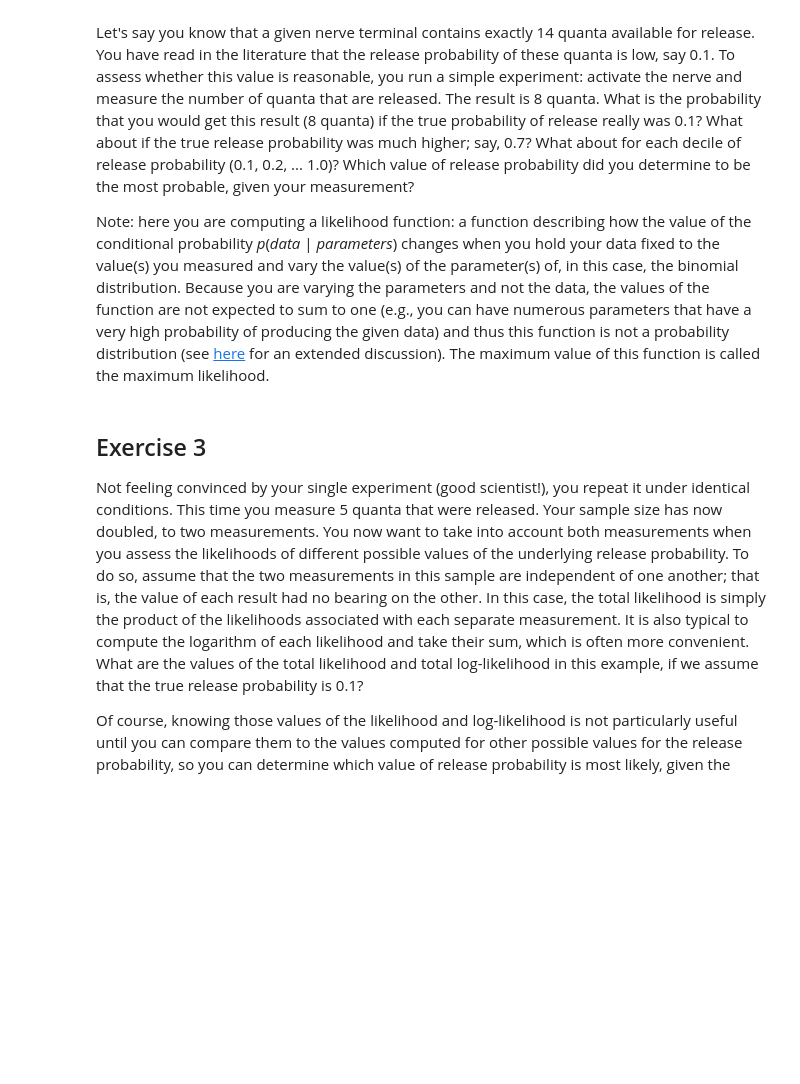
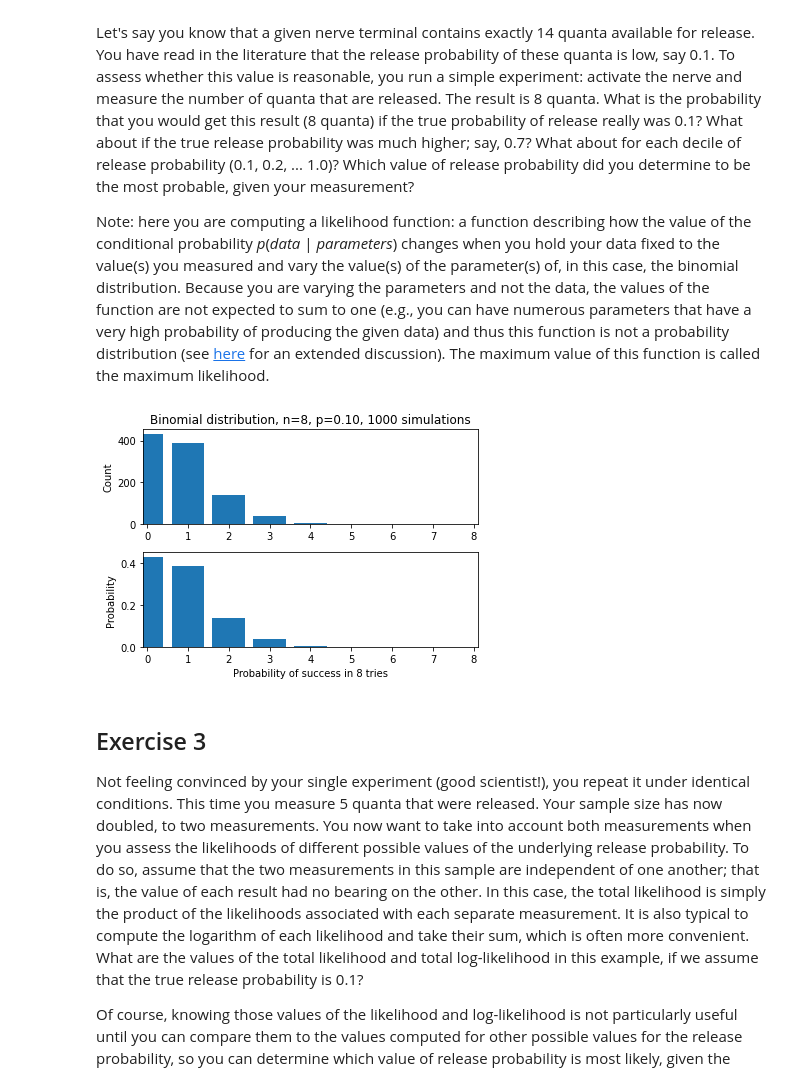
Before and after one commit to marielalv/QNC-hw3, a Jupyter notebook: QNC-hw3/Biomial_Distribution.ipynb, the cells around one changed output. Saved outputs shown, nothing was run; the diff lists cells and outputs as text; code cells hidden in the pictures; blank space fills up the shorter version.

```diff
--- a/QNC-hw3/Biomial_Distribution.ipynb
+++ b/QNC-hw3/Biomial_Distribution.ipynb
@@ -172,6 +179,28 @@ Assume that there are 10 quanta available in a nerve terminal, and for a given r
 Let's say you know that a given nerve terminal contains exactly 14 quanta available for release. You have read in the literature that the release probability of these quanta is low, say 0.1. To assess whether this value is reasonable, you run a simple experiment: activate the nerve and measure the number of quanta that are released. The result is 8 quanta. What is the probability that you would get this result (8 quanta) if the true probability of release really was 0.1? What about if the true release probability was much higher; say, 0.7? What about for each decile of release probability (0.1, 0.2, ... 1.0)? Which value of release probability did you determine to be the most probable, given your measurement?
 
 Note: here you are computing a likelihood function: a function describing how the value of the conditional probability *p*(*data* | *parameters*) changes when you hold your data fixed to the value(s) you measured and vary the value(s) of the parameter(s) of, in this case, the binomial distribution. Because you are varying the parameters and not the data, the values of the function are not expected to sum to one (e.g., you can have numerous parameters that have a very high probability of producing the given data) and thus this function is not a probability distribution (see [here](https://www.psychologicalscience.org/observer/bayes-for-beginners-probability-and-likelihood) for an extended discussion). The maximum value of this function is called the maximum likelihood.
+# %%
+p = 0.1
+n = 8
+num_experiments = 1000;
+outcomes = binom.rvs(n,p,size=num_experiments)
+
+counts = collections.Counter(outcomes)
+plt.subplot(211)
+plt.bar(counts.keys(), counts.values())
+plt.xlim([-0.1, n+0.1])
+plt.title(f'Binomial distribution, n={n}, p={p:.2f}, {num_experiments} simulations')
+plt.ylabel('Count')
+
+normalized_counts = {k: v / total for total in (sum(counts.values()),) for k, v in counts.items()}
+plt.subplot(212)
+plt.bar(normalized_counts.keys(), normalized_counts.values())
+plt.xlim([-0.1, n+0.1])
+plt.xlabel(f'Probability of success in {n} tries')
+plt.ylabel('Probability')
+plt.subplots_adjust(hspace=0.3)
+# %% [output]
+[figure, added]
 # %% [markdown]
 ## Exercise 3
 
```
Also changed, not shown: parts of 5 cells of this notebook.
